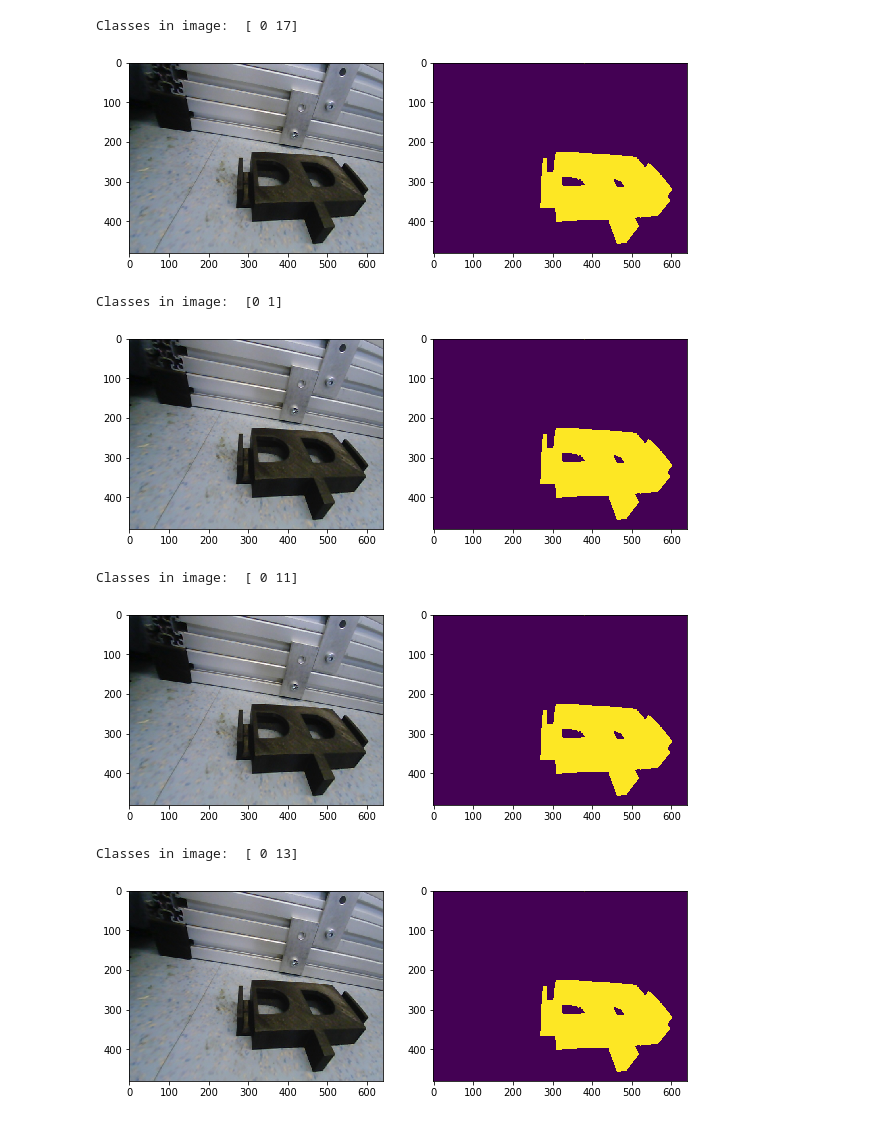
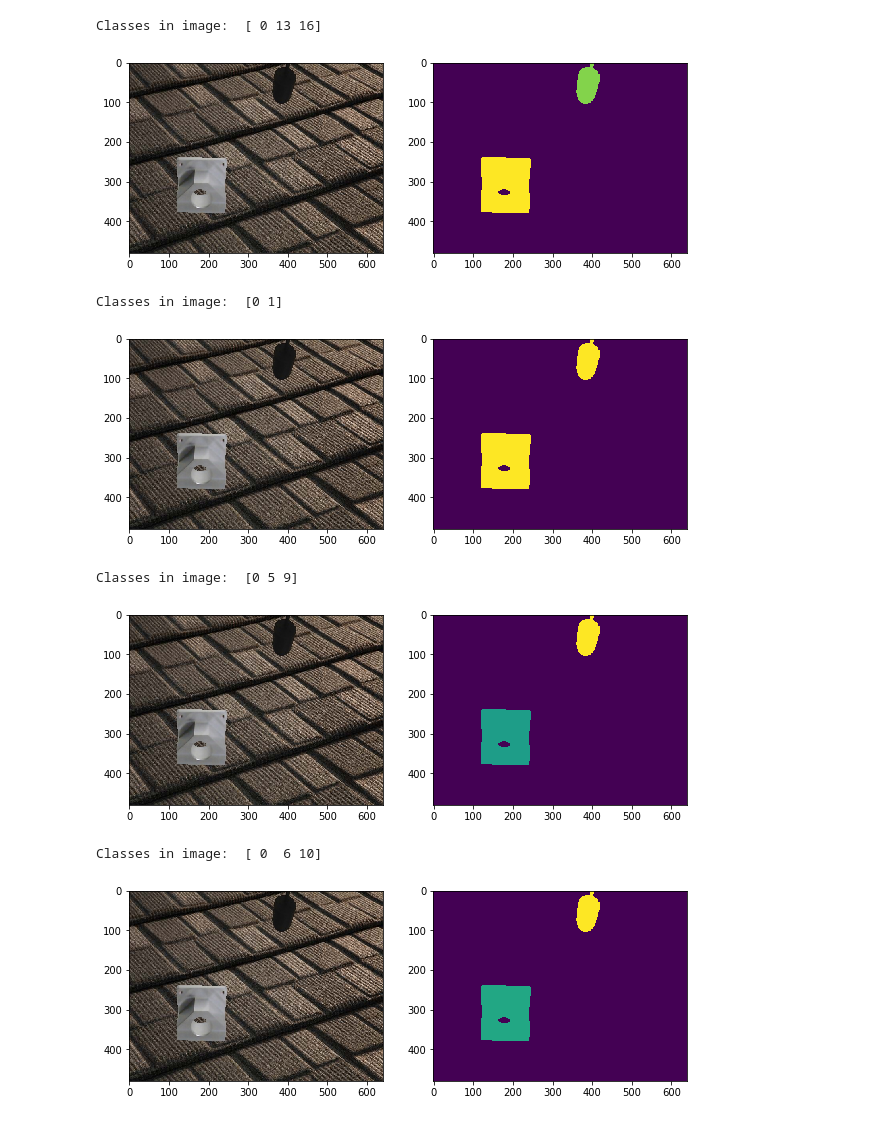
Before and after one commit to NareshGuru77/SemanticSegmentation, a Jupyter notebook: Dataset/data_augmentation/create_variants.ipynb, the cells around one changed output. Saved outputs shown, nothing was run; the diff lists cells and outputs as text; code cells hidden in the pictures.

```diff
--- a/Dataset/data_augmentation/create_variants.ipynb
+++ b/Dataset/data_augmentation/create_variants.ipynb
@@ -97,10 +97,10 @@ create_variant_labels(train_files, './objects/real_augmented/training/label/', v
 create_variant_labels(validation_files, './objects/real_augmented/validation/label/', variant_type='full')
 create_variant_labels(test_files, './objects/real_augmented/test/label/', variant_type='full')
 # %%
-img_name = plot_sample(train_files, img_number=11)
+img_name = plot_sample(train_files, img_number=20)
 # %% [output]
-Classes in image:  [ 0 17]
+Classes in image:  [ 0 13 16]
-[figure, old version]
+[figure, new version]
 # %%
 if not os.path.isdir('./objects/real_augmented/training/label_binary/'):
     os.makedirs('./objects/real_augmented/training/label_binary/')
@@ -115,7 +115,7 @@ create_variant_labels(test_files, './objects/real_augmented/test/label_binary/',
 img_name = plot_sample(['./objects/real_augmented/training/label_binary/'+img_name+'.png'])
 # %% [output]
 Classes in image:  [0 1]
-[figure, old version]
+[figure, new version]
 # %%
 label_def_similar = {'background': 0, 'f20_20_B': 1, 'f20_20_G': 1, 's40_40_B': 1, 's40_40_G': 1,
                      'm20_100': 2, 'm20': 3, 'm30': 3, 'r20': 4, 'bearing_box_ax01': 5, 'bearing_box_ax16': 5,
@@ -134,8 +134,8 @@ create_variant_labels(test_files, './objects/real_augmented/test/label_similar/'
 # %%
 img_name = plot_sample(['./objects/real_augmented/training/label_similar/'+img_name+'.png'])
 # %% [output]
-Classes in image:  [ 0 11]
+Classes in image:  [0 5 9]
-[figure, old version]
+[figure, new version]
 # %%
 label_def_size_invariant = {'background': 0, 'f20_20_B': 1, 's40_40_B': 1, 'f20_20_G': 2, 's40_40_G': 2,
                             'm20_100': 3, 'm20': 4, 'm30': 4, 'r20': 5, 'bearing_box_ax01': 6, 'bearing_box_ax16': 6,
@@ -154,5 +154,5 @@ create_variant_labels(test_files, './objects/real_augmented/test/label_size_inva
 # %%
 img_name = plot_sample(['./objects/real_augmented/training/label_size_invariant/'+img_name+'.png'])
 # %% [output]
-Classes in image:  [ 0 13]
+Classes in image:  [ 0  6 10]
-[figure, old version]
+[figure, new version]
```
Also changed, not shown: 2 other files.
